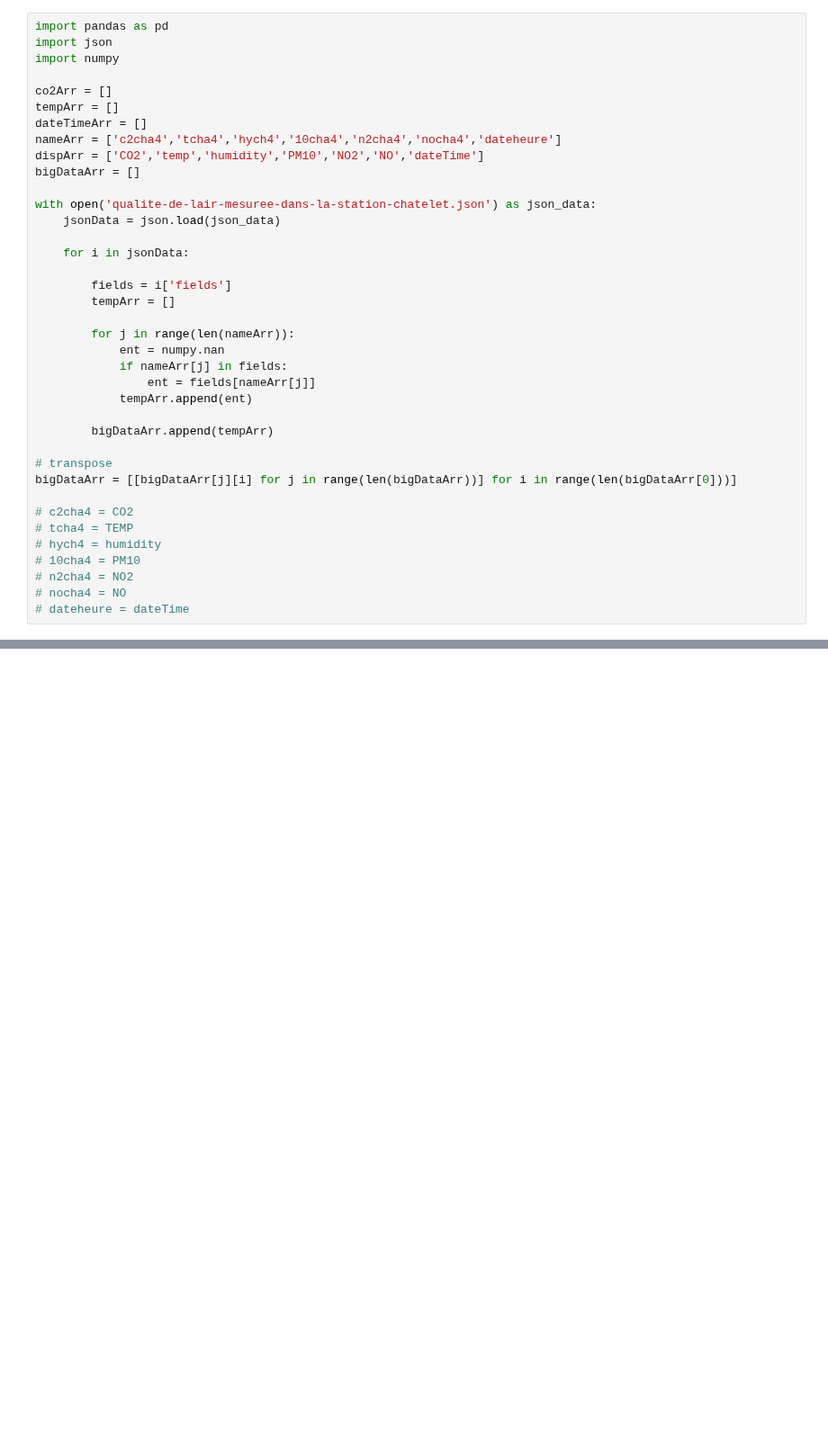
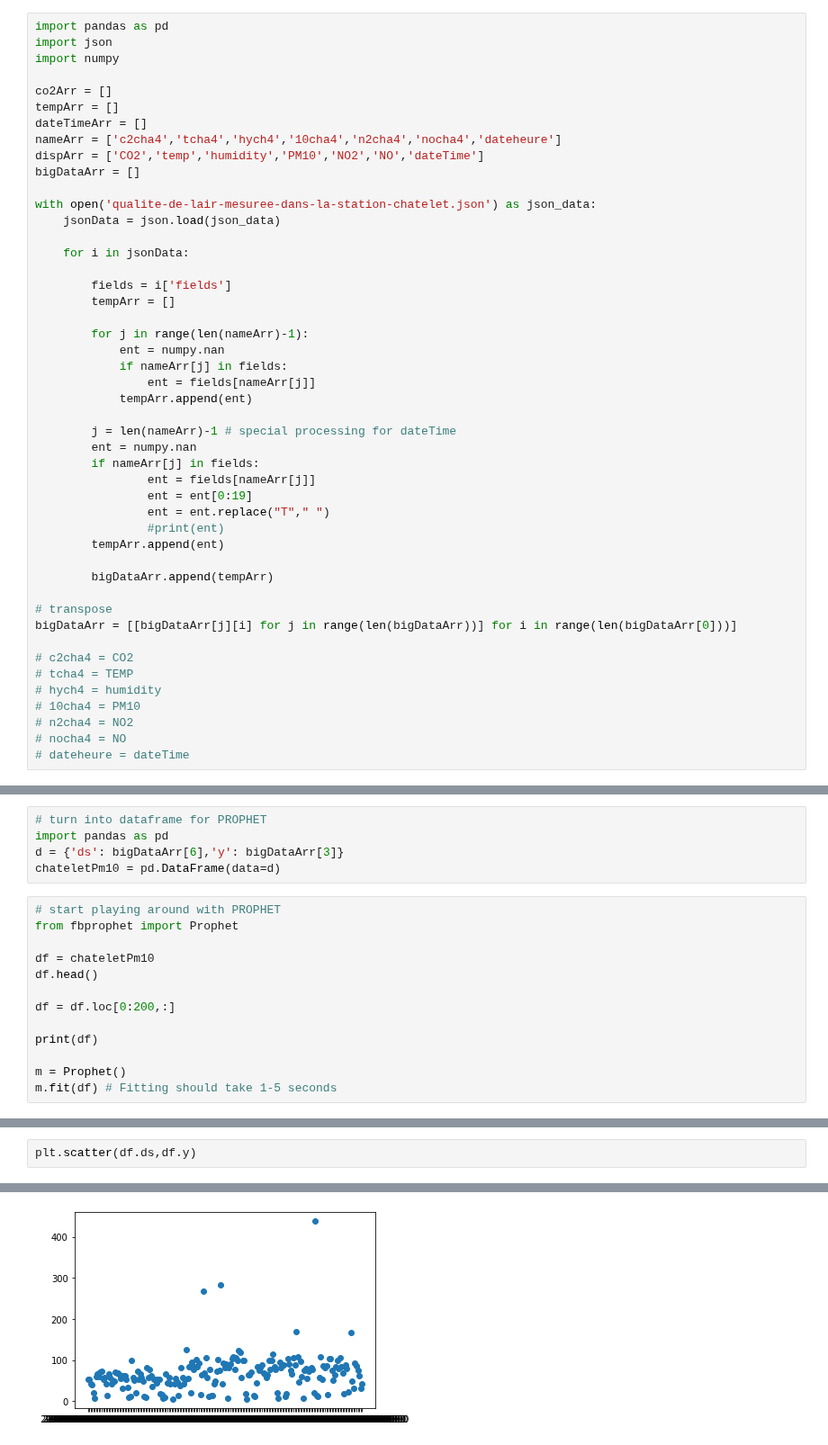
Before and after one commit to aety/insight, a Jupyter notebook: RATP/air/exloreAirQuality.ipynb, the cells around one changed output, grey strips where cells are left out. Shown at 90% size. Saved outputs shown, nothing was run; the diff lists cells and outputs as text; blank space fills up the shorter version.

Commit message:
first successful prophet prediction

```diff
--- a/RATP/air/exloreAirQuality.ipynb
+++ b/RATP/air/exloreAirQuality.ipynb
@@ -22,11 +18,20 @@ with open('qualite-de-lair-mesuree-dans-la-station-chatelet.json') as json_data:
         fields = i['fields']
         tempArr = []
 
-        for j in range(len(nameArr)):
+        for j in range(len(nameArr)-1):
             ent = numpy.nan
             if nameArr[j] in fields:
                 ent = fields[nameArr[j]]
             tempArr.append(ent)
+
+        j = len(nameArr)-1 # special processing for dateTime
+        ent = numpy.nan
+        if nameArr[j] in fields:
+                ent = fields[nameArr[j]]
+                ent = ent[0:19]
+                ent = ent.replace("T"," ")
+                #print(ent)
+        tempArr.append(ent)
 
         bigDataArr.append(tempArr)
 
@@ -52,0 +60,18 @@ print(max(bigDataArr[6]))
+# %%
+# turn into dataframe for PROPHET
+import pandas as pd
+d = {'ds': bigDataArr[6],'y': bigDataArr[3]}
+chateletPm10 = pd.DataFrame(data=d)
+# %%
+# start playing around with PROPHET
+from fbprophet import Prophet
+
+df = chateletPm10
+df.head()
+
+df = df.loc[0:200,:]
+
+print(df)
+
+m = Prophet()
+m.fit(df) # Fitting should take 1-5 seconds
@@ -52,0 +108,3 @@ print(max(bigDataArr[6]))
+# %%
+plt.scatter(df.ds,df.y)
+# %% [output]
@@ -52,0 +114 @@ print(max(bigDataArr[6]))
+[figure, added]
```
Also changed, not shown: parts of 6 cells of this notebook.
